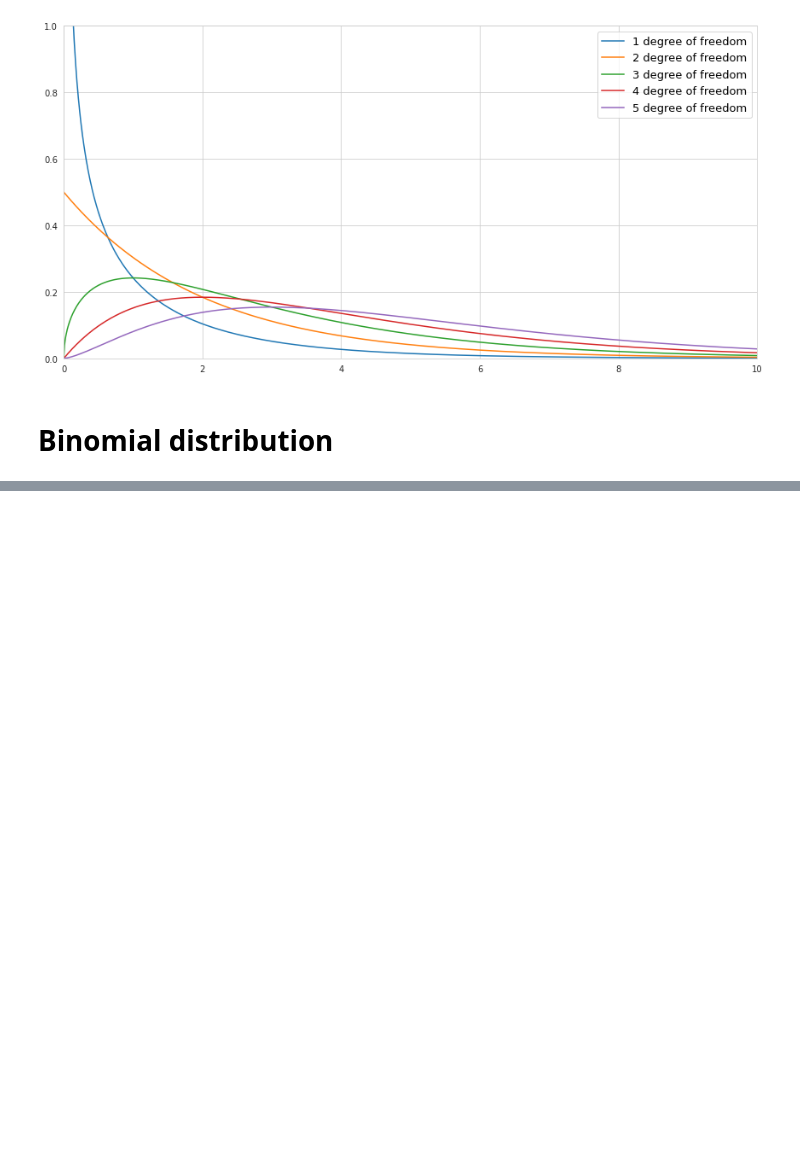
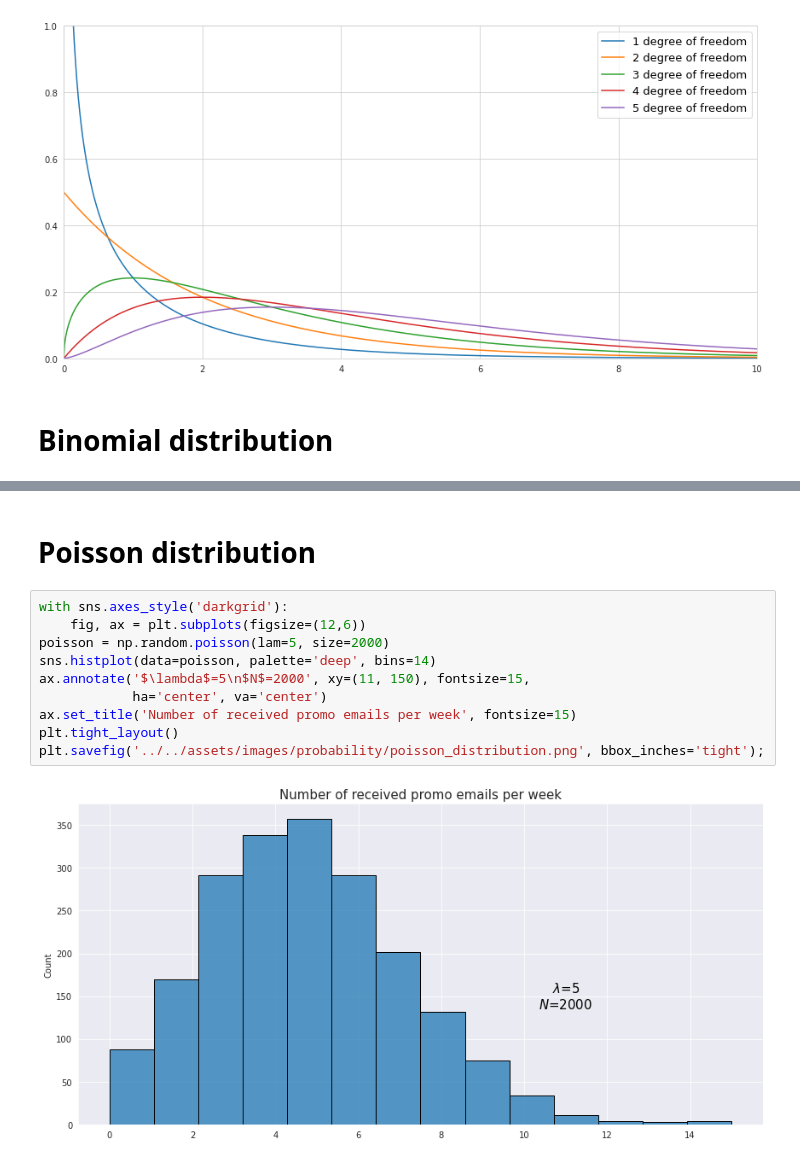
Before and after one commit to vzahorui/vzahorui.github.io, a Jupyter notebook: jupyter_notebooks/ditributions/plot_distributions.ipynb, the cells around one changed output, grey strips where cells are left out. Cells and saved outputs as stored; diff of their text form; blank space fills up the shorter version.

```diff
--- a/jupyter_notebooks/ditributions/plot_distributions.ipynb
+++ b/jupyter_notebooks/ditributions/plot_distributions.ipynb
@@ -146,0 +187,14 @@ plt.savefig('../../assets/images/probability/binomial_distribution.png', bbox_in
+# %% [markdown]
+# Poisson distribution
+# %%
+with sns.axes_style('darkgrid'):
+    fig, ax = plt.subplots(figsize=(12,6))
+poisson = np.random.poisson(lam=5, size=2000)
+sns.histplot(data=poisson, palette='deep', bins=14)
+ax.annotate('$\lambda$=5\n$N$=2000', xy=(11, 150), fontsize=15,
+            ha='center', va='center')
+ax.set_title('Number of received promo emails per week', fontsize=15)
+plt.tight_layout()
+plt.savefig('../../assets/images/probability/poisson_distribution.png', bbox_inches='tight');
+# %% [output]
+[figure, added]
```
Also changed, not shown: parts of 5 cells of this notebook, 6 other files.
